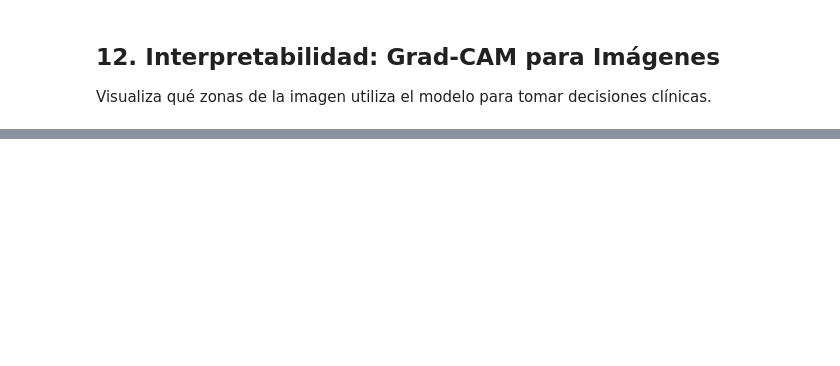
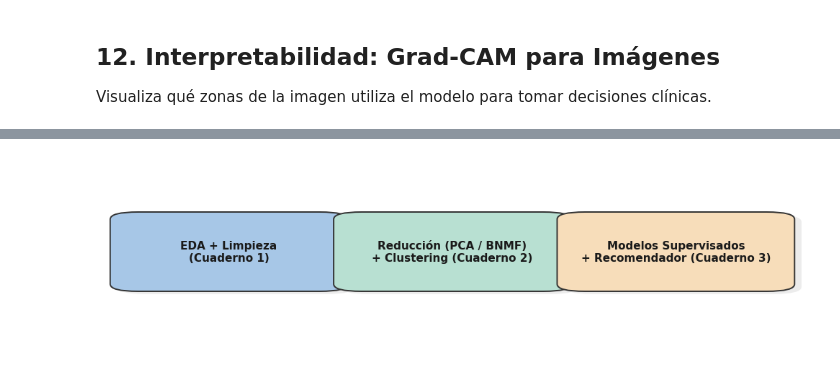
Before and after one commit to JordyRomeroa/ExamenPractico, a Jupyter notebook: Modelado_Supervisado_Clinico.ipynb, the cells around one changed output, grey strips where cells are left out. Drawn from its saved outputs; the diff is of its cells as text; code cells hidden in the pictures; blank space fills up the shorter version.

```diff
--- a/Modelado_Supervisado_Clinico.ipynb
+++ b/Modelado_Supervisado_Clinico.ipynb
@@ -454,0 +585,81 @@ plt.show()
+# %%
+import matplotlib.pyplot as plt
+from matplotlib.patches import FancyBboxPatch, FancyArrowPatch
+
+# ==== FIGURA: Overview Compacto Profesional ====
+
+fig, ax = plt.subplots(figsize=(10, 2.8))  # más bajo y más ancho
+
+steps = [
+    'EDA + Limpieza\n(Cuaderno 1)',
+    'Reducción (PCA / BNMF)\n+ Clustering (Cuaderno 2)',
+    'Modelos Supervisados\n+ Recomendador (Cuaderno 3)'
+]
+
+colors = ['#A7C7E7', '#B8E0D2', '#F7DDBA']
+
+x0 = 0.04   # margen más pequeño
+y0 = 0.50
+width = 0.28   # más compacto
+height = 0.38
+gap = 0.04     # espacio menor entre cajas
+
+for i, text in enumerate(steps):
+
+    # Caja principal
+    rect = FancyBboxPatch(
+        (x0 + i*(width + gap), y0 - height/2),
+        width, height,
+        boxstyle="round,pad=0.03,rounding_size=0.04",
+        edgecolor='#333333',
+        linewidth=1.4,
+        facecolor=colors[i],
+        zorder=2
+    )
+    ax.add_patch(rect)
+
+    # Sombra
+    shadow = FancyBboxPatch(
+        (x0 + i*(width + gap) + 0.01, y0 - height/2 - 0.015),
+        width, height,
+        boxstyle="round,pad=0.03,rounding_size=0.04",
+        edgecolor='none',
+        facecolor='gray',
+        alpha=0.15,
+        zorder=1
+    )
+    ax.add_patch(shadow)
+
+    # Texto centrado
+    ax.text(
+        x0 + i*(width + gap) + width/2,
+        y0,
+        text,
+        ha='center',
+        va='center',
+        fontsize=11,
+        fontweight='bold',
+        color='#1A1A1A'
+    )
+
+    # Flechas entre cajas
+    if i < len(steps)-1:
+        arrow = FancyArrowPatch(
+            (x0 + i*(width + gap) + width, y0),
+            (x0 + (i+1)*(width + gap), y0),
+            arrowstyle='->',
+            mutation_scale=15,
+            linewidth=1.8,
+            color='#222222'
+        )
+        ax.add_patch(arrow)
+
+ax.set_xlim(0, 1)
+ax.set_ylim(0, 1)
+ax.axis('off')
+
+plt.tight_layout()
+plt.savefig('figures/Fig1_Method_Overview_Compact.png', dpi=300, bbox_inches='tight')
+plt.show()
+# %% [output]
+[figure, added]
```
Also changed, not shown: parts of 10 cells of this notebook, 51 other files.
